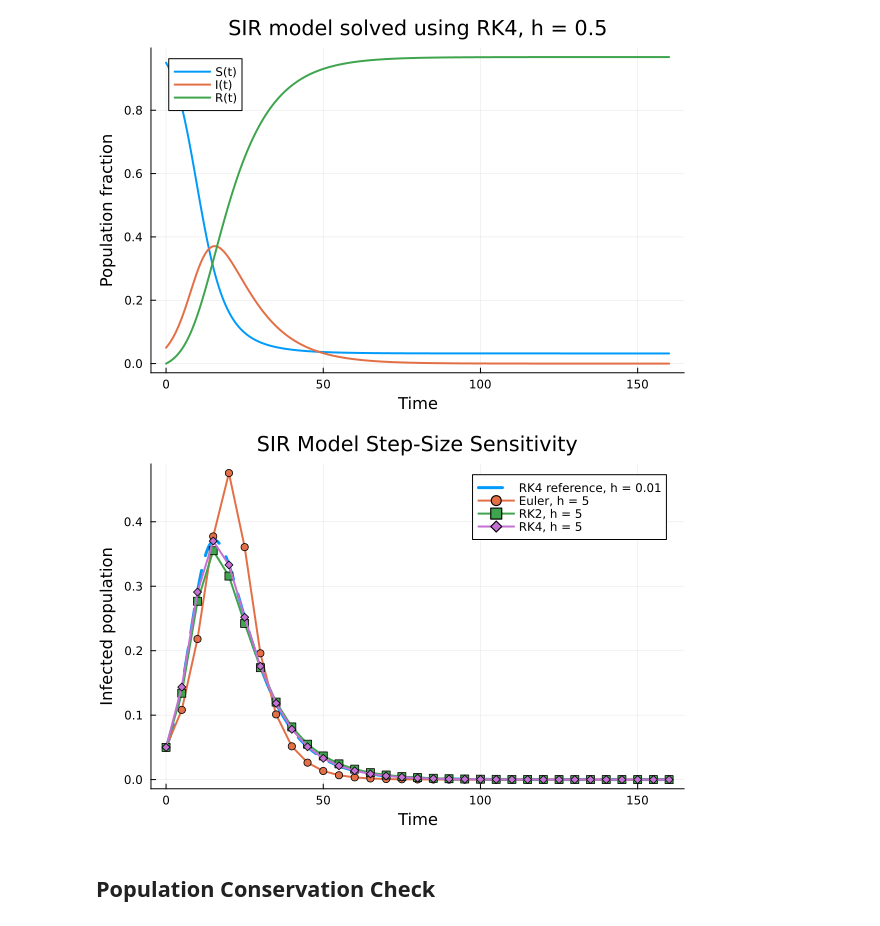
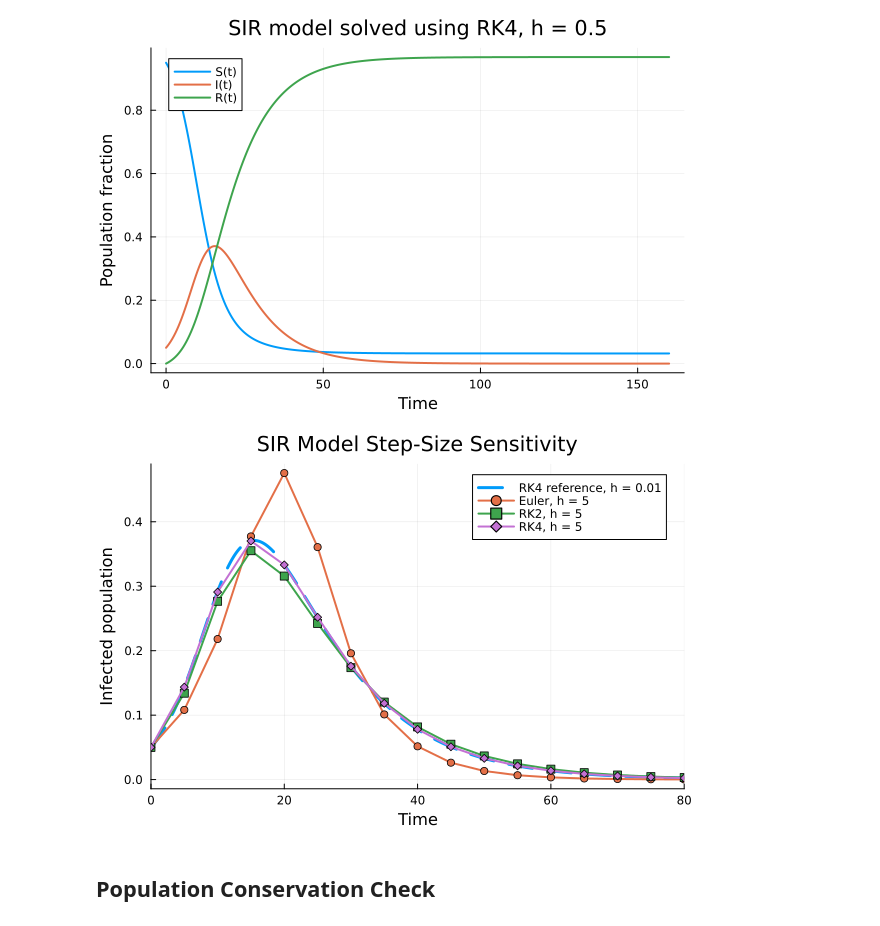
Before and after one commit to james-anders0n/MATH2064-ODE-Project, a Jupyter notebook: Final code for assignment.ipynb, the cells around one changed output. Drawn from its saved outputs; the diff is of its cells as text; code cells hidden in the pictures.

```diff
--- a/Final code for assignment.ipynb
+++ b/Final code for assignment.ipynb
@@ -410,35 +410,35 @@ p = plot(
 )
 
 plot!(p,
     t_e, Y_e[2, :],
     lw = 2,
     marker = :circle,
     label = "Euler, h = 5"
 )
 
 plot!(p,
     t_rk2, Y_rk2[2, :],
     lw = 2,
     marker = :square,
     label = "RK2, h = 5"
 )
 
 plot!(p,
     t_rk4, Y_rk4[2, :],
     lw = 2,
     marker = :diamond,
     label = "RK4, h = 5"
 )
 
 xlabel!("Time")
 ylabel!("Infected population")
 title!("SIR Model Step-Size Sensitivity")
-
+xlims!(0,80)
 savefig("sir_stepsize_comparison.png")
 
 p
 # %% [output]
-[figure, old version]
+[figure, new version]
 # %% [markdown]
 ## Population Conservation Check
 # %%
```
Also changed, not shown: 9 other files.
